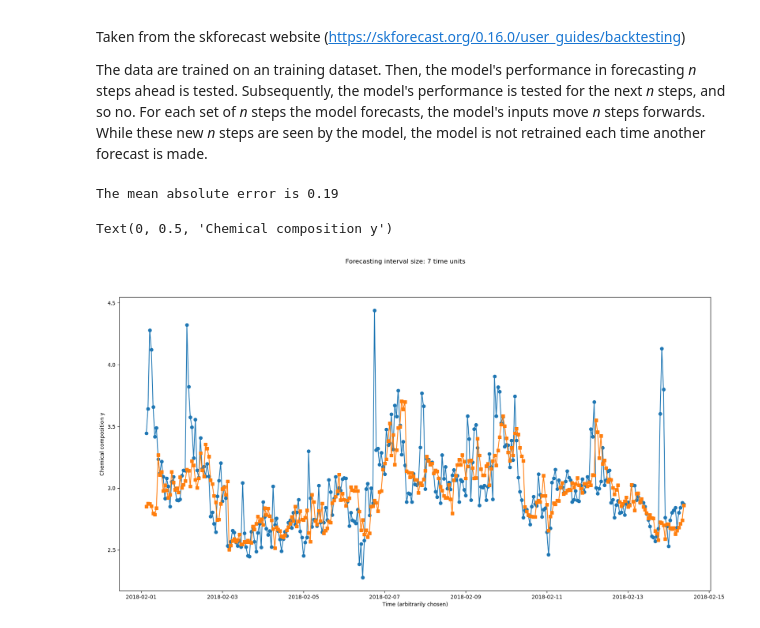
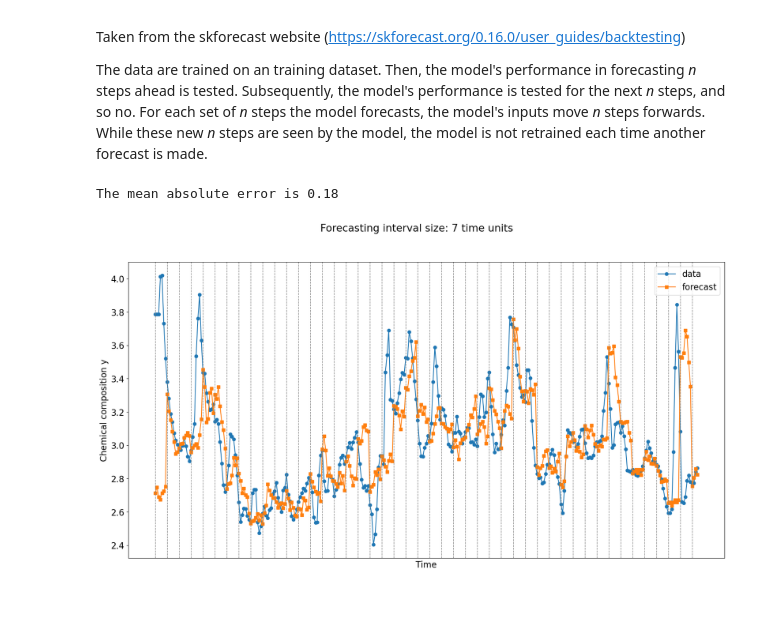
Before and after one commit to AlexSchulzeHulbe/ML_for_process_eng, a Jupyter notebook: Dow_dataset_forecasting.ipynb, the cells around one changed output. Drawn from its saved outputs; the diff is of its cells as text; code cells hidden in the pictures; blank space fills up the shorter version.

```diff
--- a/Dow_dataset_forecasting.ipynb
+++ b/Dow_dataset_forecasting.ipynb
@@ -181,6 +183,13 @@ plt.tight_layout()
 # %%
 # Visualise time series data (training)
 fig,ax  = plt.subplots(train_data.shape[1],1,sharex = True,figsize = (20,20))
+
+#Smooth data - a previous attempt at this forecasting problem suggests that the data requires some noise removal.
+# Each window considers a point and n_steps-1 points to its left.
+n_steps = 3
+train_data = train_data.rolling(window = 3).mean()
+# Extrapolate data at start of dataframe that is rendered missing by the smoothing operation
+train_data = train_data = train_data.bfill()#
 
 for idx in range(train_data.shape[1]):
     ax[idx].plot(train_data.index,train_data.iloc[:,idx],label = train_data.columns[idx],marker = 'o',markersize=2)
@@ -193,6 +202,11 @@ for idx in range(train_data.shape[1]):
 # %%
 # Visualise time series data (test)
 fig,ax  = plt.subplots(test_data.shape[1],1,sharex = True,figsize = (20,20))
+
+#  apply smoothing to test data.
+test_data = test_data.rolling(window = n_steps).mean()
+# Extrapolate data at start of dataframe that is rendered missing by the smoothing operation
+test_data = test_data.bfill()#
 
 for idx in range(test_data.shape[1]):
     ax[idx].plot(test_data.index,test_data.iloc[:,idx],label = test_data.columns[idx],marker = 'o',markersize=2)
@@ -282,8 +346,10 @@ Taken from the skforecast website (https://skforecast.org/0.16.0/user_guides/bac
 The data are trained on an training dataset. Then, the model's performance in forecasting _n_ steps ahead is tested. Subsequently, the model's performance is tested for the next _n_ steps, and so no.
 For each set of _n_ steps the model forecasts, the model's inputs move _n_ steps forwards. While these new _n_ steps are seen by the model, the model is not retrained each time another forecast is made.
 # %%
+# Fit forecaster model to training data using hyperparameters determined above.
+# Then, use backtesting to test model on unseen (test) data.
 cv_backtesting = TimeSeriesFold(
-         steps                 = 7,
+         steps                 = steps,
          initial_train_size    = len(train_data),
          refit                 = False,
          allow_incomplete_fold = True
@@ -299,19 +365,21 @@ metrics_levels, backtest_predictions = backtesting_forecaster_multiseries(
 mae = pd.to_numeric(metrics_levels.iloc[0,1])
 print("The mean absolute error is %.2f" % mae)
 # %% [output]
-The mean absolute error is 0.19
+The mean absolute error is 0.18
 # %%
 fig,ax  = plt.subplots(figsize = (20,10))
 ax.plot(combined_data.loc[combined_data.index >= "2018-02-01 03:00:00","y"],marker = 'o',label = "data")
 ax.plot(backtest_predictions.index,backtest_predictions['pred'],marker = 's',label = "forecast")
 fig.suptitle(f'Forecasting interval size: {steps} time units')
-ax.set_xlabel("Time (arbitrarily chosen)")
+# Show forecasting intervals (0 - 6), (7-13), (14-20), ...
+for i  in (np.arange(0,len(test_data),step=steps)):
+    ax.axvline(test_data.index[i], color='gray', linestyle='--', lw=1)
+
+ax.set_xlabel("Time")
+ax.set_xticklabels([])
+ax.set_xticks([])
 ax.set_ylabel("Chemical composition y")
-
-# Perhaps some smoothing is required of the experimental data - it certainly looks a bit noisy.
-# This noise imposes limits on the achievable forecasting accuracy.
-
-#NOTE: consider removing features with very low correlation to the taget?
+ax.legend()
+plt.rcParams.update({'font.size': 16}) # Sets a default font size
 # %% [output]
-Text(0, 0.5, 'Chemical composition y')
-[figure, old version]
+[figure, new version]
```
Also changed, not shown: parts of 13 cells of this notebook.
